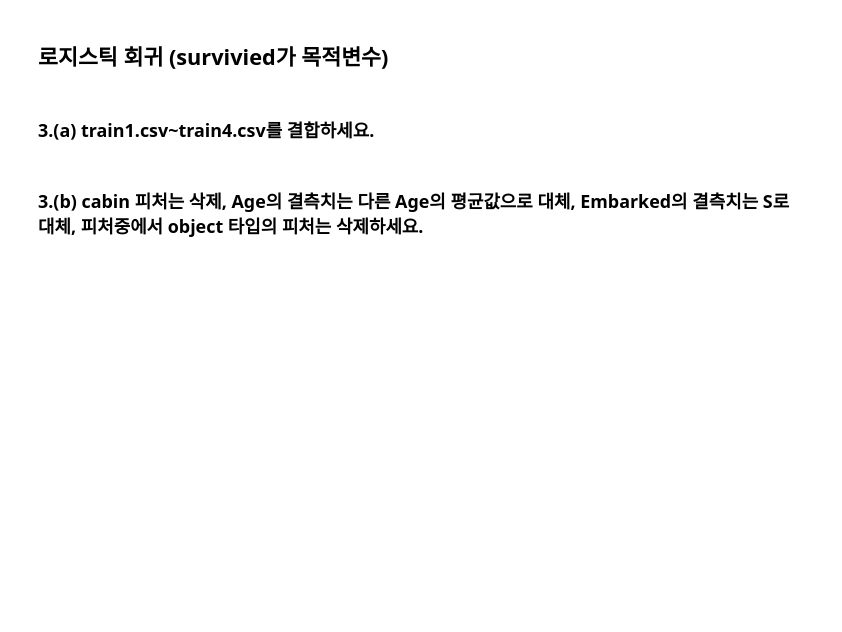
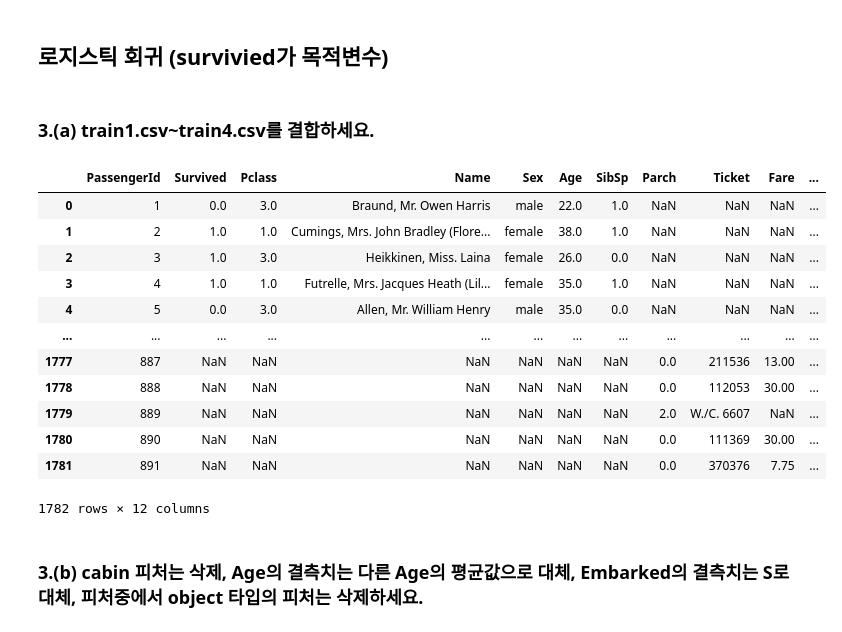
Before and after one commit to seoyun-dev/TIL, a Jupyter notebook: BDA/60191917_박서윤_HW3/60191917_박서윤.ipynb, the cells around one changed output. Drawn from its saved outputs; the diff is of its cells as text; code cells hidden in the pictures; blank space fills up the shorter version.

```diff
--- a/BDA/60191917_박서윤_HW3/60191917_박서윤.ipynb
+++ b/BDA/60191917_박서윤_HW3/60191917_박서윤.ipynb
@@ -46,5 +152,27 @@ X_train, X_test, y_train, y_test = train_test_split(advertising['TV':'Newspaper'
 ## 로지스틱 회귀 (survivied가 목적변수)
 # %% [markdown]
 ### 3.(a) train1.csv~train4.csv를 결합하세요.
+# %%
+train1 = pd.read_csv('titanic/train1.csv')
+train2 = pd.read_csv('titanic/train2.csv')
+train3 = pd.read_csv('titanic/train3.csv')
+train4 = pd.read_csv('titanic/train4.csv')
+
+train = pd.concat([train1, train2, train3, train4], ignore_index=True)
+train
+# %% [output]
+|  | PassengerId | Survived | Pclass | Name | Sex | Age | SibSp | Parch | Ticket | Fare | ... |
+| 0 | 1 | 0.0 | 3.0 | Braund, Mr. Owen Harris | male | 22.0 | 1.0 | NaN | NaN | NaN | ... |
+| 1 | 2 | 1.0 | 1.0 | Cumings, Mrs. John Bradley (Flore... | female | 38.0 | 1.0 | NaN | NaN | NaN | ... |
+| 2 | 3 | 1.0 | 3.0 | Heikkinen, Miss. Laina | female | 26.0 | 0.0 | NaN | NaN | NaN | ... |
+| 3 | 4 | 1.0 | 1.0 | Futrelle, Mrs. Jacques Heath (Lil... | female | 35.0 | 1.0 | NaN | NaN | NaN | ... |
+| 4 | 5 | 0.0 | 3.0 | Allen, Mr. William Henry | male | 35.0 | 0.0 | NaN | NaN | NaN | ... |
+| ... | ... | ... | ... | ... | ... | ... | ... | ... | ... | ... | ... |
+| 1777 | 887 | NaN | NaN | NaN | NaN | NaN | NaN | 0.0 | 211536 | 13.00 | ... |
+| 1778 | 888 | NaN | NaN | NaN | NaN | NaN | NaN | 0.0 | 112053 | 30.00 | ... |
+| 1779 | 889 | NaN | NaN | NaN | NaN | NaN | NaN | 2.0 | W./C. 6607 | NaN | ... |
+| 1780 | 890 | NaN | NaN | NaN | NaN | NaN | NaN | 0.0 | 111369 | 30.00 | ... |
+| 1781 | 891 | NaN | NaN | NaN | NaN | NaN | NaN | 0.0 | 370376 | 7.75 | ... |
+1782 rows × 12 columns
 # %% [markdown]
 ### 3.(b) cabin 피처는 삭제, Age의 결측치는 다른 Age의 평균값으로 대체,  Embarked의 결측치는 S로 대체, 피처중에서 object 타입의 피처는 삭제하세요.
```
Also changed, not shown: parts of 20 cells of this notebook, 38 other files.
